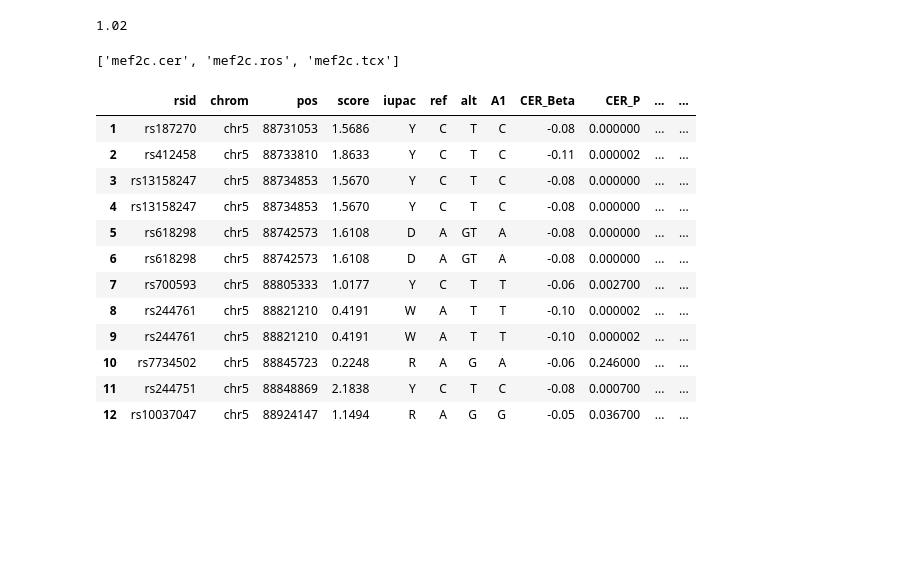
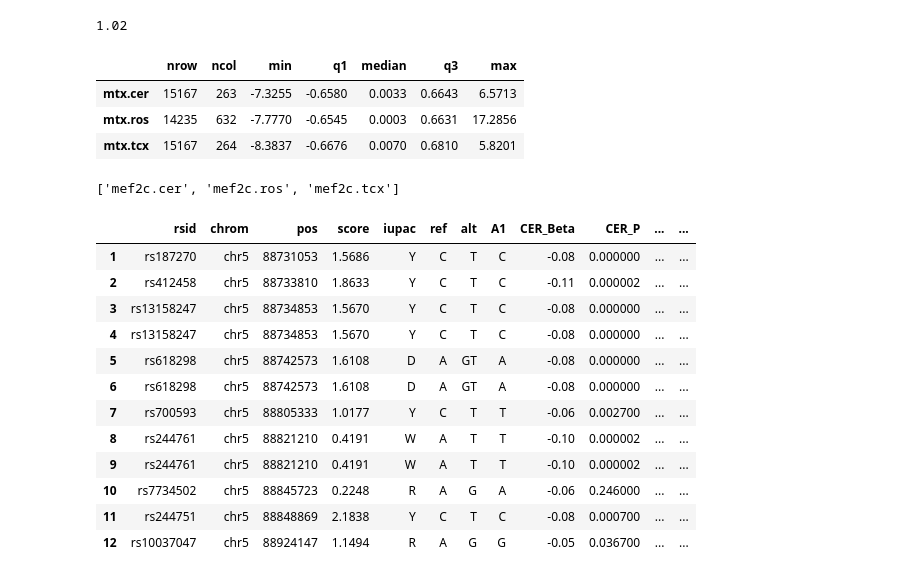
Before and after one commit to PriceLab/eqtlTrenaNotebooks, a Jupyter notebook: mef2c/nbserver/notebooks/demo.ipynb, the cells around one changed output. Saved outputs shown, nothing was run; the diff lists cells and outputs as text; code cells hidden in the pictures; blank space fills up the shorter version.

```diff
--- a/mef2c/nbserver/notebooks/demo.ipynb
+++ b/mef2c/nbserver/notebooks/demo.ipynb
@@ -13,6 +13,13 @@ trena.version()
 # trena.showGenomicRegion("MEF2C")
 mef2c_extended_roi = "chr5:88,615,025-89,052,115"
 trena.showGenomicRegion(mef2c_extended_roi)
+# %%
+trena.summarizeExpressionMatrices()
+# %% [output]
+|  | nrow | ncol | min | q1 | median | q3 | max |
+| mtx.cer | 15167 | 263 | -7.3255 | -0.6580 | 0.0033 | 0.6643 | 6.5713 |
+| mtx.ros | 14235 | 632 | -7.7770 | -0.6545 | 0.0003 | 0.6631 | 17.2856 |
+| mtx.tcx | 15167 | 264 | -8.3837 | -0.6676 | 0.0070 | 0.6810 | 5.8201 |
 # %%
 trena.setWidgetHeight(800)
 # %%
```
Also changed, not shown: 14 other files.
